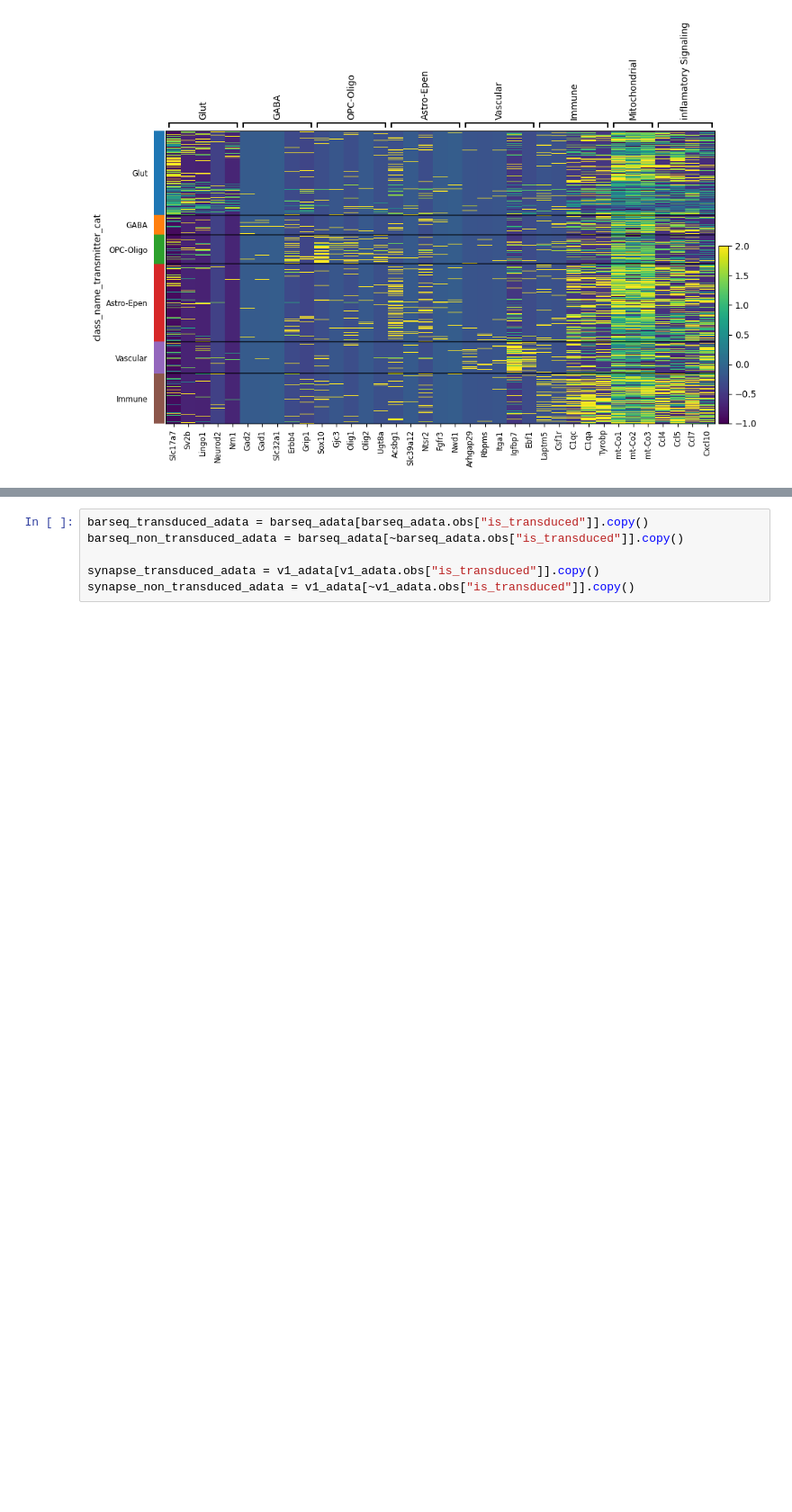
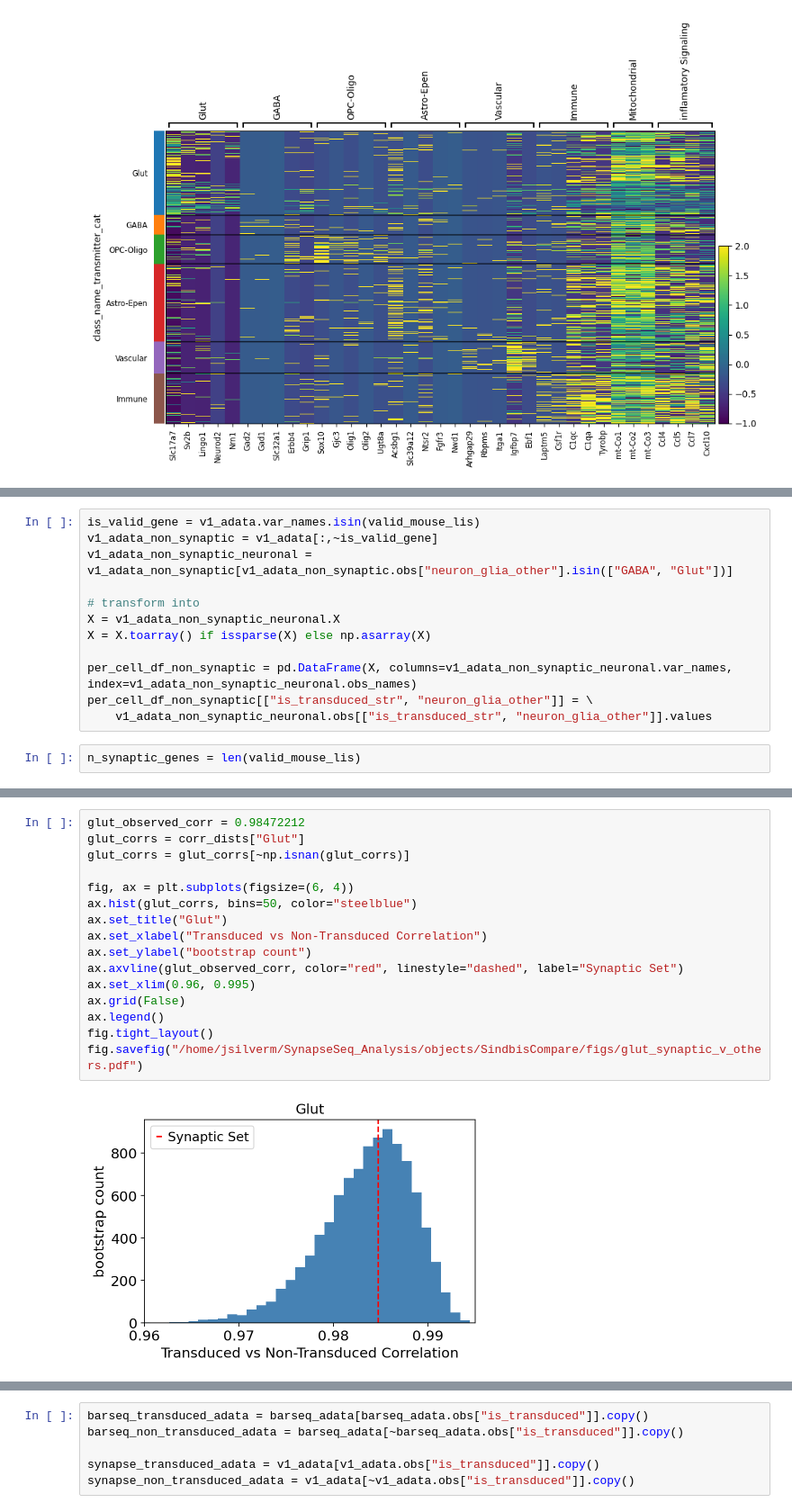
Before and after one commit to MacoskoLab/SynapseSeq_Analysis, a Jupyter notebook: code/AAV_SindbisCompare.ipynb, the cells around one changed output, grey strips where cells are left out. Shown at 90% size. Saved outputs shown, nothing was run; the diff lists cells and outputs as text; blank space fills up the shorter version.

```diff
--- a/code/AAV_SindbisCompare.ipynb
+++ b/code/AAV_SindbisCompare.ipynb
@@ -441,0 +662,14 @@ X already scaled
+# %%
+is_valid_gene = v1_adata.var_names.isin(valid_mouse_lis)
+v1_adata_non_synaptic = v1_adata[:,~is_valid_gene]
+v1_adata_non_synaptic_neuronal = v1_adata_non_synaptic[v1_adata_non_synaptic.obs["neuron_glia_other"].isin(["GABA", "Glut"])]
+
+# transform into
+X = v1_adata_non_synaptic_neuronal.X
+X = X.toarray() if issparse(X) else np.asarray(X)
+
+per_cell_df_non_synaptic = pd.DataFrame(X, columns=v1_adata_non_synaptic_neuronal.var_names, index=v1_adata_non_synaptic_neuronal.obs_names)
+per_cell_df_non_synaptic[["is_transduced_str", "neuron_glia_other"]] = \
+    v1_adata_non_synaptic_neuronal.obs[["is_transduced_str", "neuron_glia_other"]].values
+# %%
+n_synaptic_genes = len(valid_mouse_lis)
@@ -441,0 +708,18 @@ X already scaled
+# %%
+glut_observed_corr = 0.98472212
+glut_corrs = corr_dists["Glut"]
+glut_corrs = glut_corrs[~np.isnan(glut_corrs)]
+
+fig, ax = plt.subplots(figsize=(6, 4))
+ax.hist(glut_corrs, bins=50, color="steelblue")
+ax.set_title("Glut")
+ax.set_xlabel("Transduced vs Non-Transduced Correlation")
+ax.set_ylabel("bootstrap count")
+ax.axvline(glut_observed_corr, color="red", linestyle="dashed", label="Synaptic Set")
+ax.set_xlim(0.96, 0.995)
+ax.grid(False)
+ax.legend()
+fig.tight_layout()
+fig.savefig("/home/jsilverm/SynapseSeq_Analysis/objects/SindbisCompare/figs/glut_synaptic_v_others.pdf")
+# %% [output]
+[figure, added]
```
Also changed, not shown: parts of 43 cells of this notebook.
